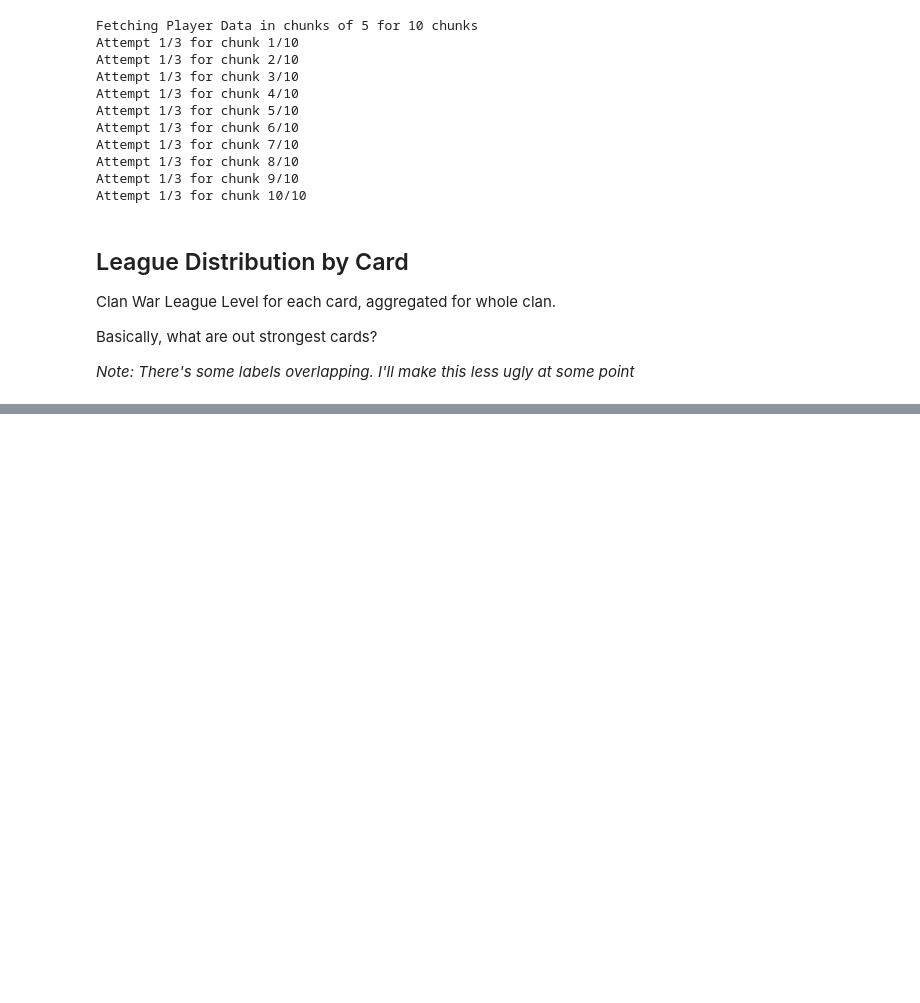
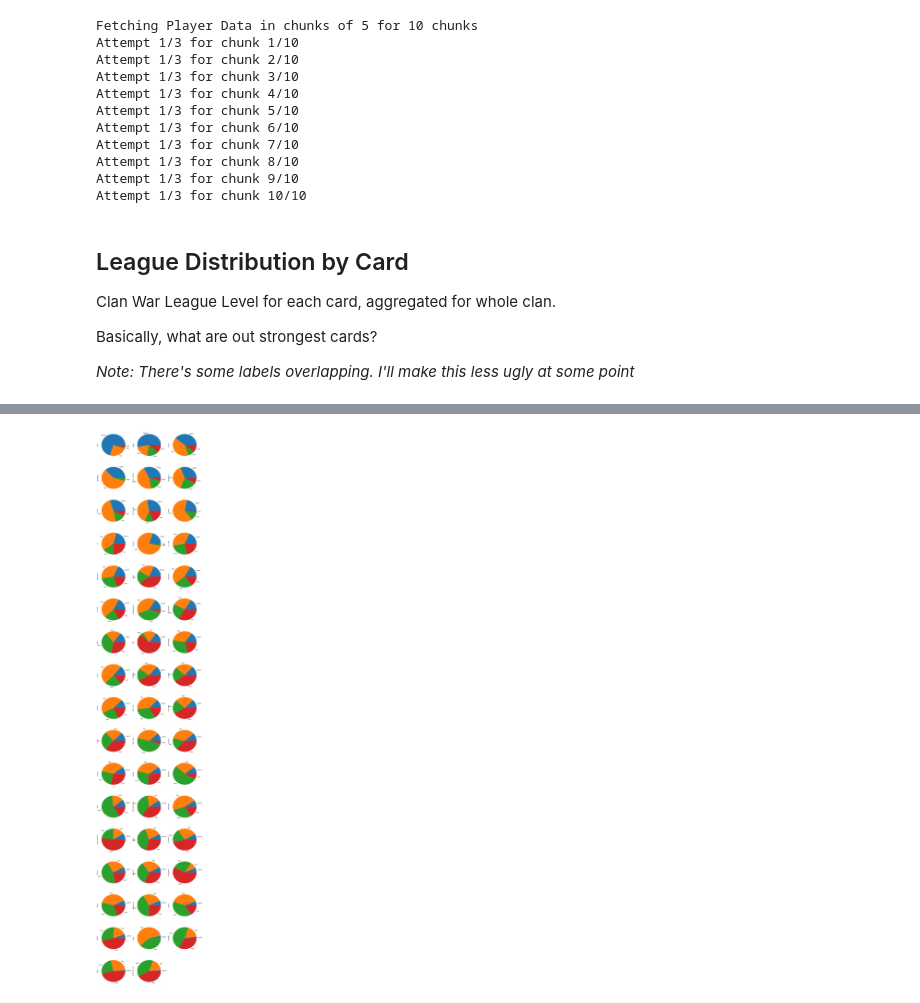
Before and after one commit to looters-stats/looters-stats, a Jupyter notebook: Looters Stats.ipynb, the cells around one changed output, grey strips where cells are left out. Saved outputs shown, nothing was run; the diff lists cells and outputs as text; code cells hidden in the pictures; blank space fills up the shorter version.

```diff
--- a/Looters Stats.ipynb
+++ b/Looters Stats.ipynb
@@ -72,6 +72,8 @@ for t in chunks(clan_member_list, 5):
 
     for p in player_chunk:
         p_df = pd.io.json.json_normalize(p['cards'])
+        p_df['card_name'] = p_df['name']
+        p_df['name'] = p['name']
         p_df['tag'] = p['tag']
         p_df = p_df.drop(['description', 'icon', 'id'], axis=1)
         player_temp.append(p_df)
@@ -91,9 +93,9 @@ Attempt 1/3 for chunk 8/10
 Attempt 1/3 for chunk 9/10
 Attempt 1/3 for chunk 10/10
 # %%
-SILVER_STANDARD = {'Common': 11, 'Rare': 9, 'Epic': 5, 'Legendary': 2}
-GOLD_STANDARD = {'Common': 12, 'Rare': 10, 'Epic': 6, 'Legendary': 3}
-LEGENDARY_STANDARD = {'Common': 13, 'Rare': 11, 'Epic': 7, 'Legendary': 4}
+SILVER_STANDARD = {'Common': 10, 'Rare': 8, 'Epic': 5, 'Legendary': 2}
+GOLD_STANDARD = {'Common': 11, 'Rare': 9, 'Epic': 6, 'Legendary': 3}
+LEGENDARY_STANDARD = {'Common': 12, 'Rare': 10, 'Epic': 7, 'Legendary': 4}
 def get_max_league(card):
     if card['level'] >= LEGENDARY_STANDARD[card['rarity']]:
         return 'Legend'
@@ -125,0 +155,7 @@ plt.show()
+# %%
+league_dist_by_player = player_cards[['name', 'max_league']]\
+    .groupby(['name', 'max_league'])\
+    .size()\
+    .unstack(fill_value=0)\
+    .sort_values(by='Legend', ascending=False)[['Legend','Gold','Silver','None']]
+league_dist_by_player
@@ -125,0 +181,8 @@ plt.show()
+# %%
+axes = league_dist_by_player\
+    .T\
+    .plot\
+    .pie(subplots=True, layout=(100,3), figsize=(15,500), legend=False)
+plt.show()
+# %% [output]
+[figure, added]
```
Also changed, not shown: parts of 4 cells of this notebook.
